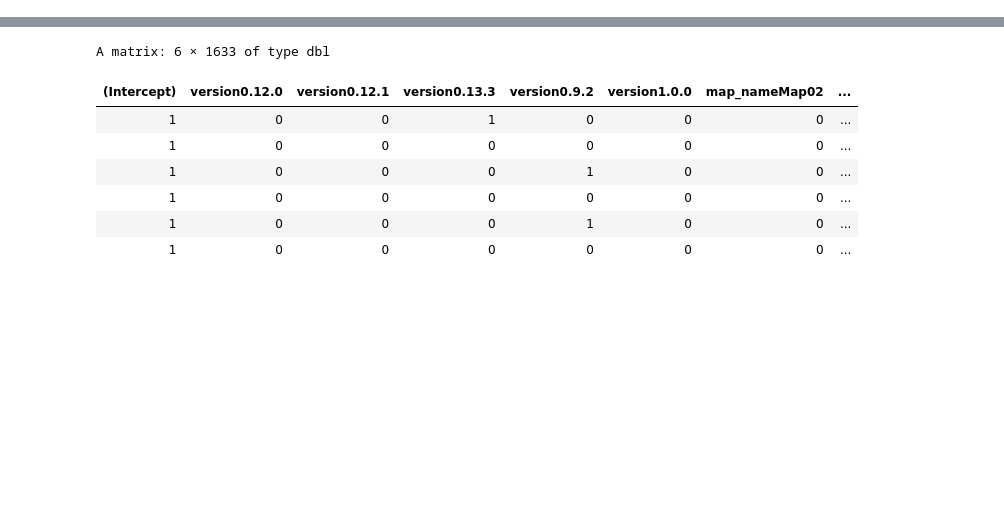
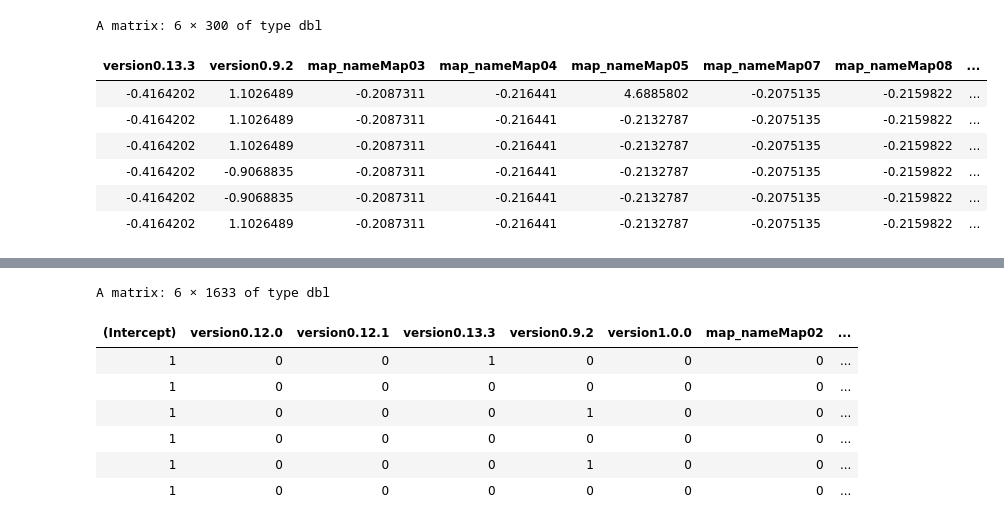
Before and after one commit to bieganski/data-mining, a Jupyter notebook: ex2/solution.ipynb, the cells around one changed output, grey strips where cells are left out. Cells and saved outputs as stored; diff of their text form; code cells hidden in the pictures; blank space fills up the shorter version.

```diff
--- a/ex2/solution.ipynb
+++ b/ex2/solution.ipynb
@@ -98,0 +140,11 @@ A matrix: 1 × 10000 of type int
+# %%
+head(mm)
+# %% [output]
+A matrix: 6 × 300 of type dbl
+| version0.13.3 | version0.9.2 | map_nameMap03 | map_nameMap04 | map_nameMap05 | map_nameMap07 | map_nameMap08 | ... |
+| -0.4164202 | 1.1026489 | -0.2087311 | -0.216441 | 4.6885802 | -0.2075135 | -0.2159822 | ... |
+| -0.4164202 | 1.1026489 | -0.2087311 | -0.216441 | -0.2132787 | -0.2075135 | -0.2159822 | ... |
+| -0.4164202 | 1.1026489 | -0.2087311 | -0.216441 | -0.2132787 | -0.2075135 | -0.2159822 | ... |
+| -0.4164202 | -0.9068835 | -0.2087311 | -0.216441 | -0.2132787 | -0.2075135 | -0.2159822 | ... |
+| -0.4164202 | -0.9068835 | -0.2087311 | -0.216441 | -0.2132787 | -0.2075135 | -0.2159822 | ... |
+| -0.4164202 | 1.1026489 | -0.2087311 | -0.216441 | -0.2132787 | -0.2075135 | -0.2159822 | ... |
```
Also changed, not shown: parts of 20 cells of this notebook, 2 other files.
